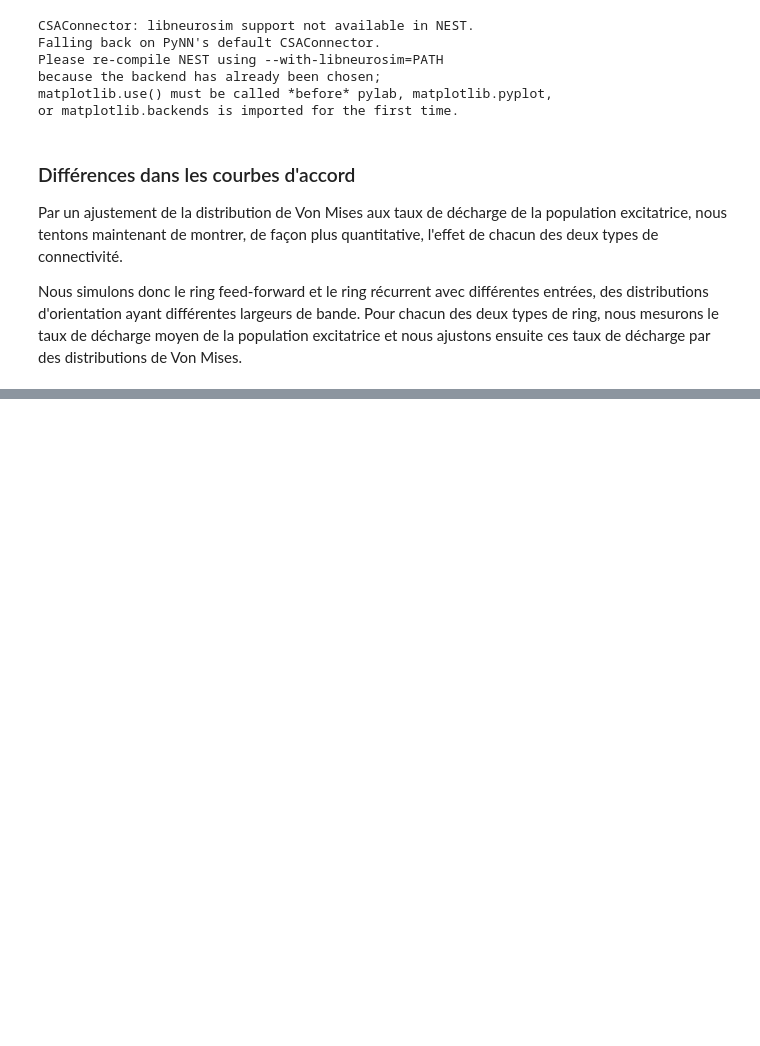
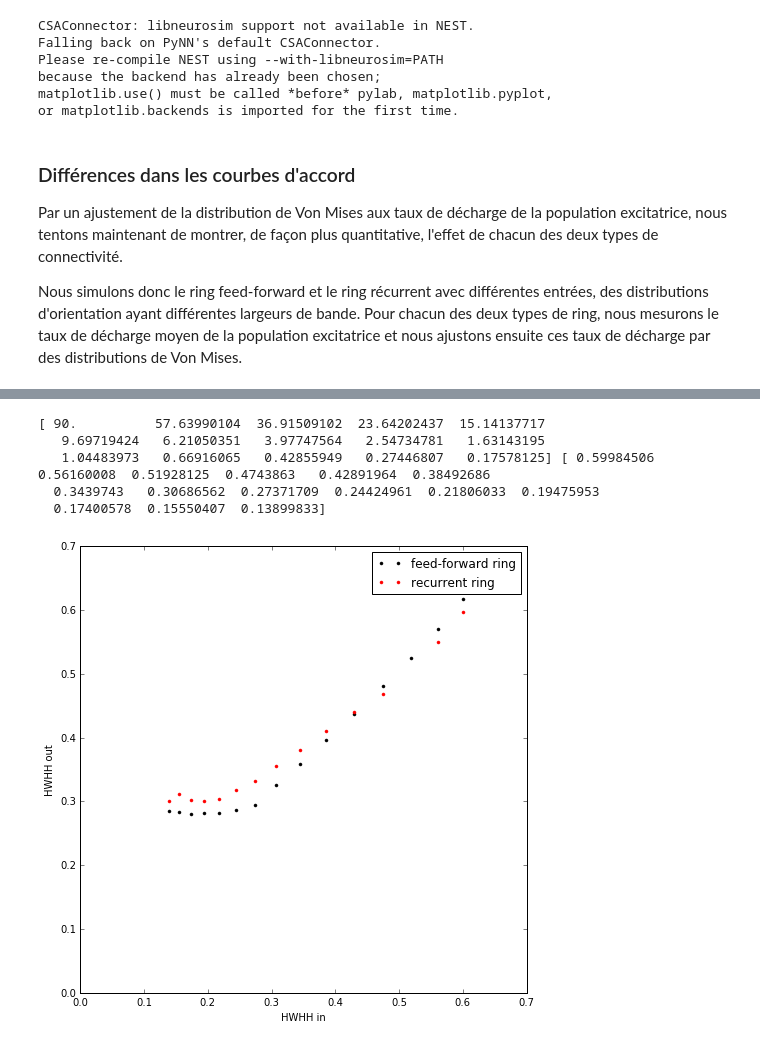
Before and after one commit to laurentperrinet/OBV1, a Jupyter notebook: notebooks/3.4.2_Ring_FFvsRecurrent_FittingResponse.ipynb, the cells around one changed output, grey strips where cells are left out. Drawn from its saved outputs; the diff is of its cells as text; code cells hidden in the pictures; blank space fills up the shorter version.

```diff
--- a/notebooks/3.4.2_Ring_FFvsRecurrent_FittingResponse.ipynb
+++ b/notebooks/3.4.2_Ring_FFvsRecurrent_FittingResponse.ipynb
@@ -49,5 +51,23 @@ fig.savefig('../figs/ring_feed-forward_vs_recurrent.png', dpi = 600)
+# %%
+bw_values = 180*np.logspace(-1, -10, 15, base=2)
+
+def HWHH(k):
+    """
+    See http://motionclouds.invibe.net/posts/testing-grating.html#tuning-the-bandwidth
+
+    """
+    return .5*np.arccos(1+ np.log((1+np.exp(-2*k))/2)/k)
+
+HWHH_in = HWHH(1/np.sqrt(bw_values/180*np.pi))
+
+print(bw_values, HWHH_in)
+# %% [output]
+[ 90.          57.63990104  36.91509102  23.64202437  15.14137717
+   9.69719424   6.21050351   3.97747564   2.54734781   1.63143195
+   1.04483973   0.66916065   0.42855949   0.27446807   0.17578125] [ 0.59984506  0.56160008  0.51928125  0.4743863   0.42891964  0.38492686
+  0.3439743   0.30686562  0.27371709  0.24424961  0.21806033  0.19475953
+  0.17400578  0.15550407  0.13899833]
 # %%
-bw_values = 180*np.logspace(0, -4, 15, base=2)
 BW= np.zeros((2, len(bw_values)))
 for i in range(2):
     for i_bw, bw_value in enumerate(bw_values):
@@ -57,19 +77,21 @@ for i in range(2):
             net = RRNN(time=time, ff_ring=True, b_input=bw_value)
         df, spikesE, spikesI = net.model()
         theta, fr, result = net.fit_vonMises(spikesE)
-        B[i, i_bw] = result.params['sigma'].value
+        BW[i, i_bw] = result.params['sigma'].value
 # %%
+fig, ax = plt.subplots(1, 1, figsize=(8, 8))
+ax.plot(HWHH_in, HWHH(1/np.sqrt(BW[0, :])), 'k.', label='feed-forward ring')
+ax.plot(HWHH_in, HWHH(1/np.sqrt(BW[1, :])), 'r.', label='recurrent ring')
 
-fig, ax = plt.subplots(1, 1, figsize=(8, 8))
-ax.plot(BW[0, i_bw], 'k.', label='feed-forward ring')
-ax.plot(BW[1, i_bw], 'r.', label='recurrent ring')
-
-ax.set_xlabel('orientation')
-ax.set_ylabel('firing rate')
-ax.axis('tight')
-#ax.set_ylim([0, 30])
+ax.set_xlabel('HWHH in')
+ax.set_ylabel('HWHH out')
 
 plt.legend(loc='best')
+ax.axis('tight')
+ax.set_xlim([0, .7])
+ax.set_ylim([0, .7])
 plt.show()
 
 fig.savefig('../figs/ring_feed-forward_vs_recurrent_BW.png', dpi = 600)
+# %% [output]
+[figure, added]
```
Also changed, not shown: parts of 1 cell of this notebook, 5 other files.
